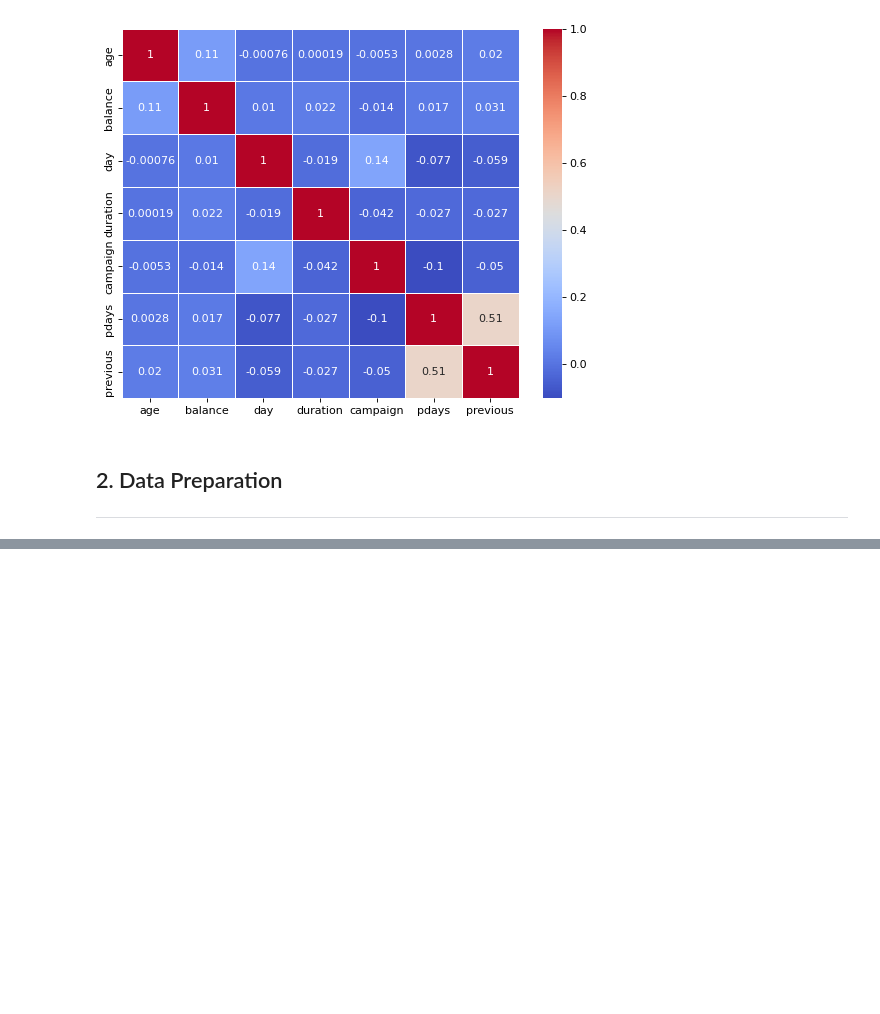
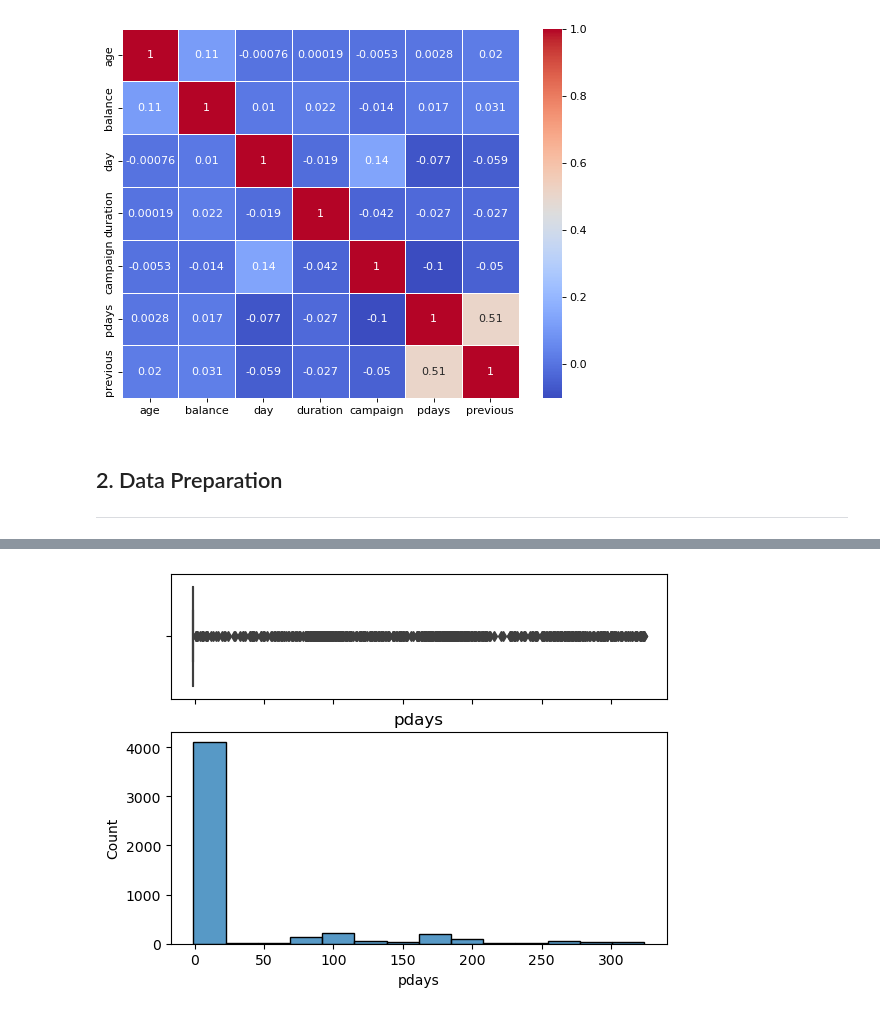
Before and after one commit to facundoriosds/Project-10-Marketing-Strategy, a Jupyter notebook: P10_part_1.ipynb, the cells around one changed output, grey strips where cells are left out. Drawn from its saved outputs; the diff is of its cells as text; code cells hidden in the pictures; blank space fills up the shorter version.

```diff
--- a/P10_part_1.ipynb
+++ b/P10_part_1.ipynb
@@ -279,0 +486,4 @@ In this part Outliers will be filtered, and given we'll train a XGBoost we'll us
+# %%
+plot_boxplot_and_hist(X_train__, "pdays") # after trimming
+# %% [output]
+[figure, added]
```
Also changed, not shown: parts of 38 cells of this notebook.
